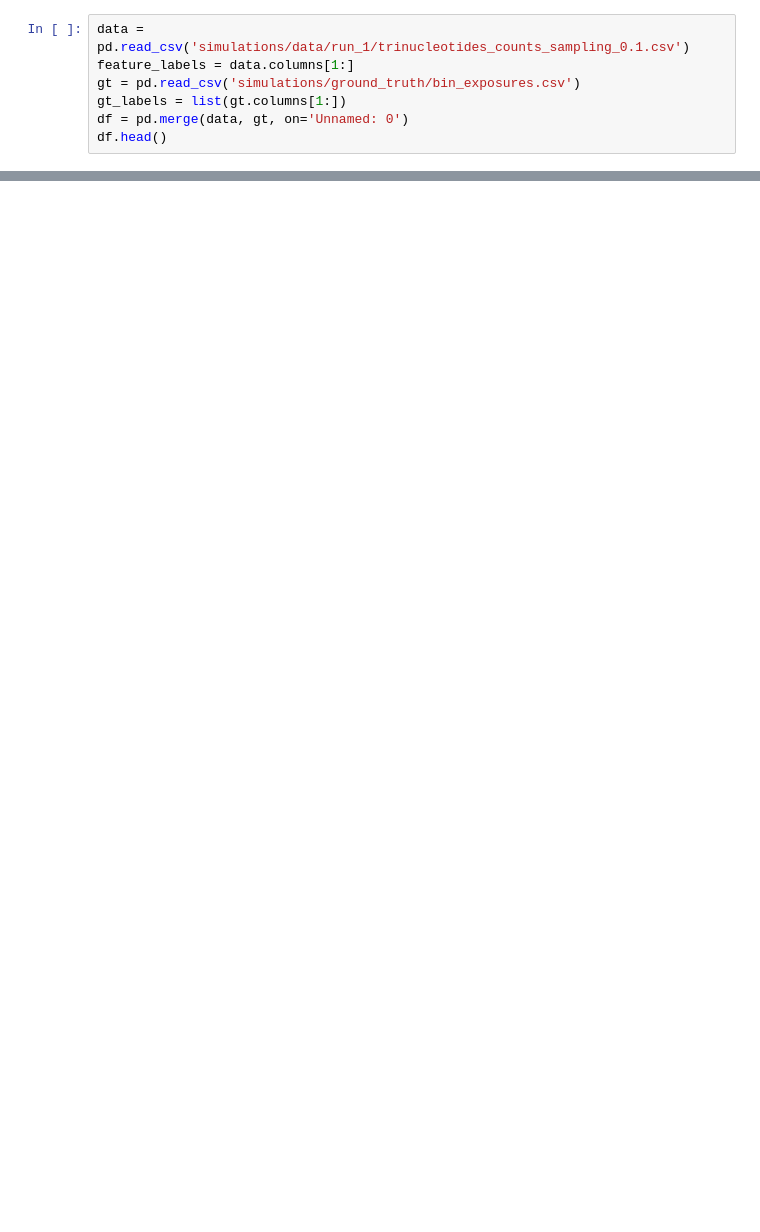
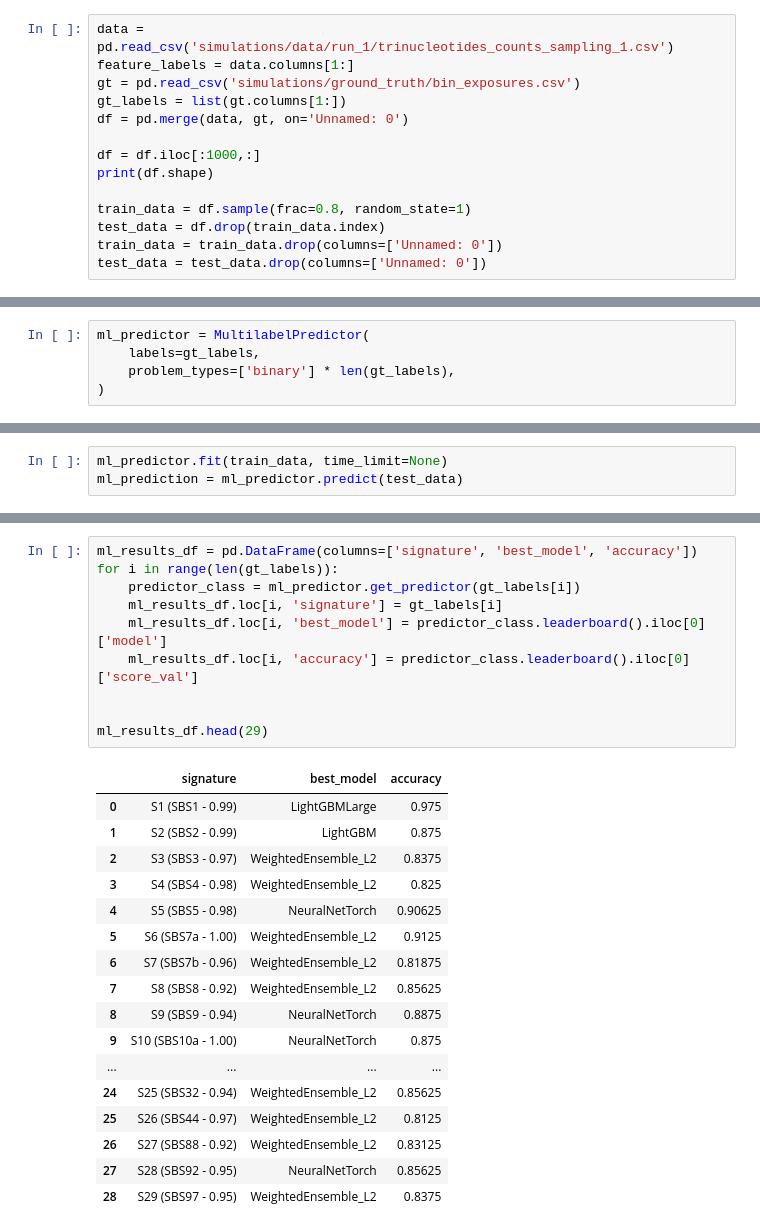
Before and after one commit to MassimoZarantonello2/SignatureInference, a Jupyter notebook: prova.ipynb, the cells around one changed output, grey strips where cells are left out. Cells and saved outputs as stored; diff of their text form; blank space fills up the shorter version.

```diff
--- a/prova.ipynb
+++ b/prova.ipynb
@@ -6,8 +4,15 @@ TypeError: Schema.__init__() got an unexpected keyword argument 'strict'
 # %%
-data = pd.read_csv('simulations/data/run_1/trinucleotides_counts_sampling_0.1.csv')
+data = pd.read_csv('simulations/data/run_1/trinucleotides_counts_sampling_1.csv')
 feature_labels = data.columns[1:]
 gt = pd.read_csv('simulations/ground_truth/bin_exposures.csv')
 gt_labels = list(gt.columns[1:])
 df = pd.merge(data, gt, on='Unnamed: 0')
-df.head()
+
+df = df.iloc[:1000,:]
+print(df.shape)
+
+train_data = df.sample(frac=0.8, random_state=1)
+test_data = df.drop(train_data.index)
+train_data = train_data.drop(columns=['Unnamed: 0'])
+test_data = test_data.drop(columns=['Unnamed: 0'])
 # %% [output]
@@ -48,0 +22,5 @@ H2OTypeError: Argument `y` should be an integer | string, got list ['S1 (SBS1 -
+# %%
+ml_predictor = MultilabelPredictor(
+    labels=gt_labels,
+    problem_types=['binary'] * len(gt_labels),
+)
@@ -48,0 +29,3 @@ H2OTypeError: Argument `y` should be an integer | string, got list ['S1 (SBS1 -
+# %%
+ml_predictor.fit(train_data, time_limit=None)
+ml_prediction = ml_predictor.predict(test_data)
@@ -48,0 +142,28 @@ H2OTypeError: Argument `y` should be an integer | string, got list ['S1 (SBS1 -
+# %%
+ml_results_df = pd.DataFrame(columns=['signature', 'best_model', 'accuracy'])
+for i in range(len(gt_labels)):
+    predictor_class = ml_predictor.get_predictor(gt_labels[i])
+    ml_results_df.loc[i, 'signature'] = gt_labels[i]
+    ml_results_df.loc[i, 'best_model'] = predictor_class.leaderboard().iloc[0]['model']
+    ml_results_df.loc[i, 'accuracy'] = predictor_class.leaderboard().iloc[0]['score_val']
+
+
+ml_results_df.head(29)
+# %% [output]
+|  | signature | best_model | accuracy |
+| 0 | S1 (SBS1 - 0.99) | LightGBMLarge | 0.975 |
+| 1 | S2 (SBS2 - 0.99) | LightGBM | 0.875 |
+| 2 | S3 (SBS3 - 0.97) | WeightedEnsemble_L2 | 0.8375 |
+| 3 | S4 (SBS4 - 0.98) | WeightedEnsemble_L2 | 0.825 |
+| 4 | S5 (SBS5 - 0.98) | NeuralNetTorch | 0.90625 |
+| 5 | S6 (SBS7a - 1.00) | WeightedEnsemble_L2 | 0.9125 |
+| 6 | S7 (SBS7b - 0.96) | WeightedEnsemble_L2 | 0.81875 |
+| 7 | S8 (SBS8 - 0.92) | WeightedEnsemble_L2 | 0.85625 |
+| 8 | S9 (SBS9 - 0.94) | NeuralNetTorch | 0.8875 |
+| 9 | S10 (SBS10a - 1.00) | NeuralNetTorch | 0.875 |
+| ... | ... | ... | ... |
+| 24 | S25 (SBS32 - 0.94) | WeightedEnsemble_L2 | 0.85625 |
+| 25 | S26 (SBS44 - 0.97) | WeightedEnsemble_L2 | 0.8125 |
+| 26 | S27 (SBS88 - 0.92) | WeightedEnsemble_L2 | 0.83125 |
+| 27 | S28 (SBS92 - 0.95) | NeuralNetTorch | 0.85625 |
+| 28 | S29 (SBS97 - 0.95) | WeightedEnsemble_L2 | 0.8375 |
```
Also changed, not shown: parts of 13 cells of this notebook, 3 other files.
